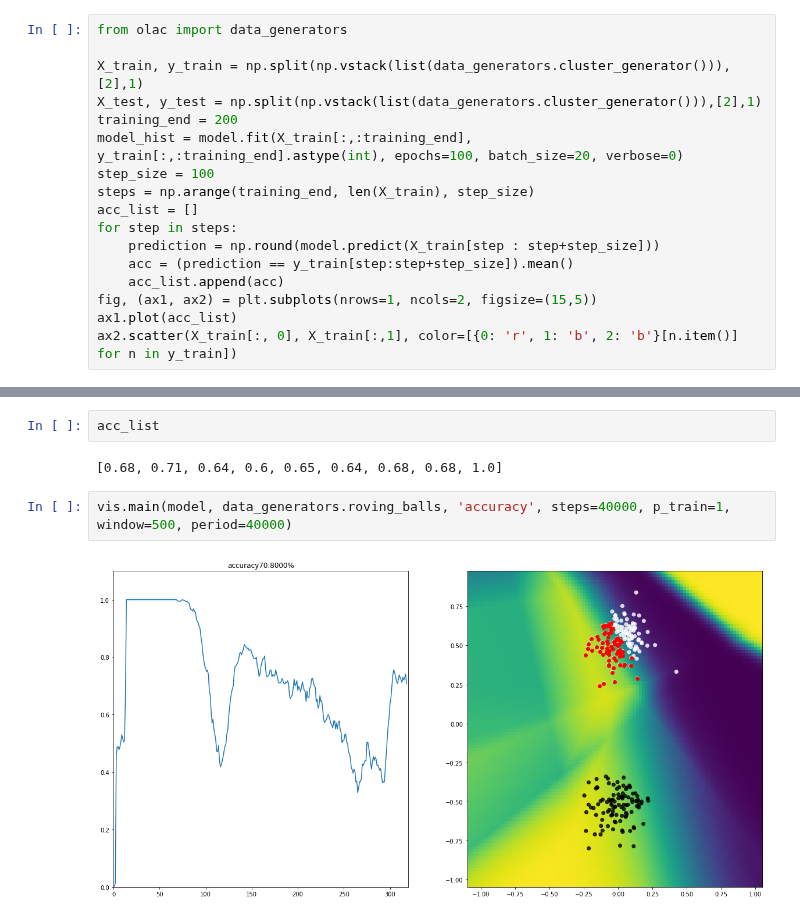
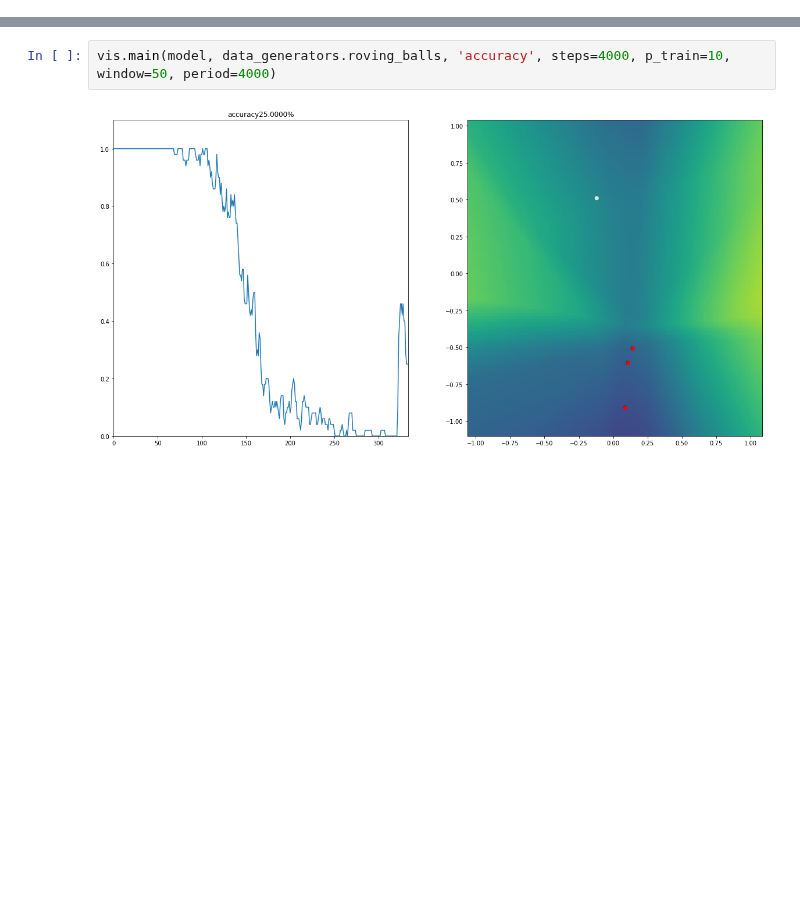
Before and after one commit to AndreasAlam/olac, a Jupyter notebook: notebooks/Keras_non_linear_decision_boundary_online.ipynb, the cells around one changed output, grey strips where cells are left out. Saved outputs shown, nothing was run; the diff lists cells and outputs as text; blank space fills up the shorter version.

```diff
--- a/notebooks/Keras_non_linear_decision_boundary_online.ipynb
+++ b/notebooks/Keras_non_linear_decision_boundary_online.ipynb
@@ -54,17 +52,0 @@ ax2.scatter(X_train[:, 0], X_train[:,1], color=[{0: 'r', 1: 'b', 2: 'b'}[n.item(
-# %%
-from olac import data_generators
-
-X_train, y_train = np.split(np.vstack(list(data_generators.cluster_generator())),[2],1)
-X_test, y_test = np.split(np.vstack(list(data_generators.cluster_generator())),[2],1)
-training_end = 200
-model_hist = model.fit(X_train[:,:training_end], y_train[:,:training_end].astype(int), epochs=100, batch_size=20, verbose=0)
-step_size = 100
-steps = np.arange(training_end, len(X_train), step_size)
-acc_list = []
-for step in steps:
-    prediction = np.round(model.predict(X_train[step : step+step_size]))
-    acc = (prediction == y_train[step:step+step_size]).mean()
-    acc_list.append(acc)
-fig, (ax1, ax2) = plt.subplots(nrows=1, ncols=2, figsize=(15,5))
-ax1.plot(acc_list)
-ax2.scatter(X_train[:, 0], X_train[:,1], color=[{0: 'r', 1: 'b', 2: 'b'}[n.item()] for n in y_train])
@@ -74,11 +53,7 @@ ax2.scatter(X_train[:, 0], X_train[:,1], color=[{0: 'r', 1: 'b', 2: 'b'}[n.item(
-# %%
-acc_list
-# %% [output]
-[0.68, 0.71, 0.64, 0.6, 0.65, 0.64, 0.68, 0.68, 1.0]
 # %%
-vis.main(model, data_generators.roving_balls, 'accuracy', steps=40000, p_train=1, window=500, period=40000)
+vis.main(model, data_generators.roving_balls, 'accuracy', steps=4000, p_train=10, window=50, period=4000)
 # %% [output]
-[figure, old version]
+[figure, new version]
 # %%
 vis.main(model, data_generators.cluster_generator, 'accuracy', n_points=10000, cluster_width=50, p_train=10, window=500)
 # %% [output]
```
Also changed, not shown: parts of 10 cells of this notebook.
